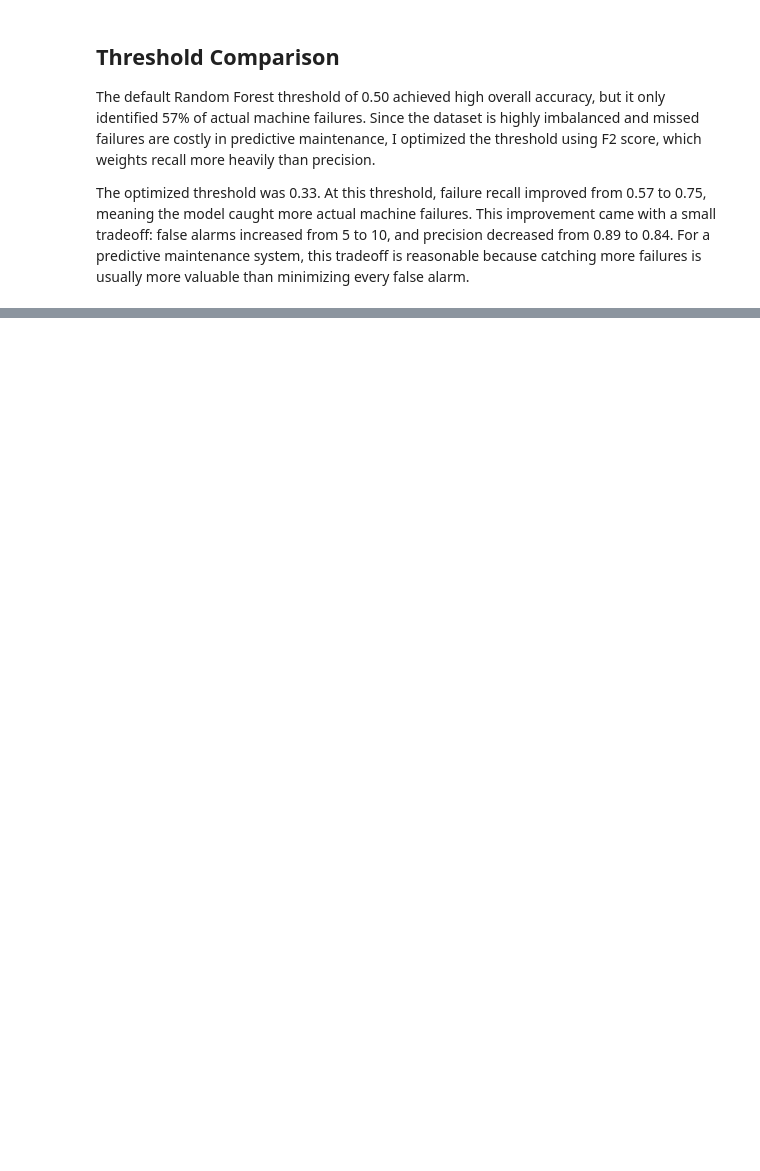
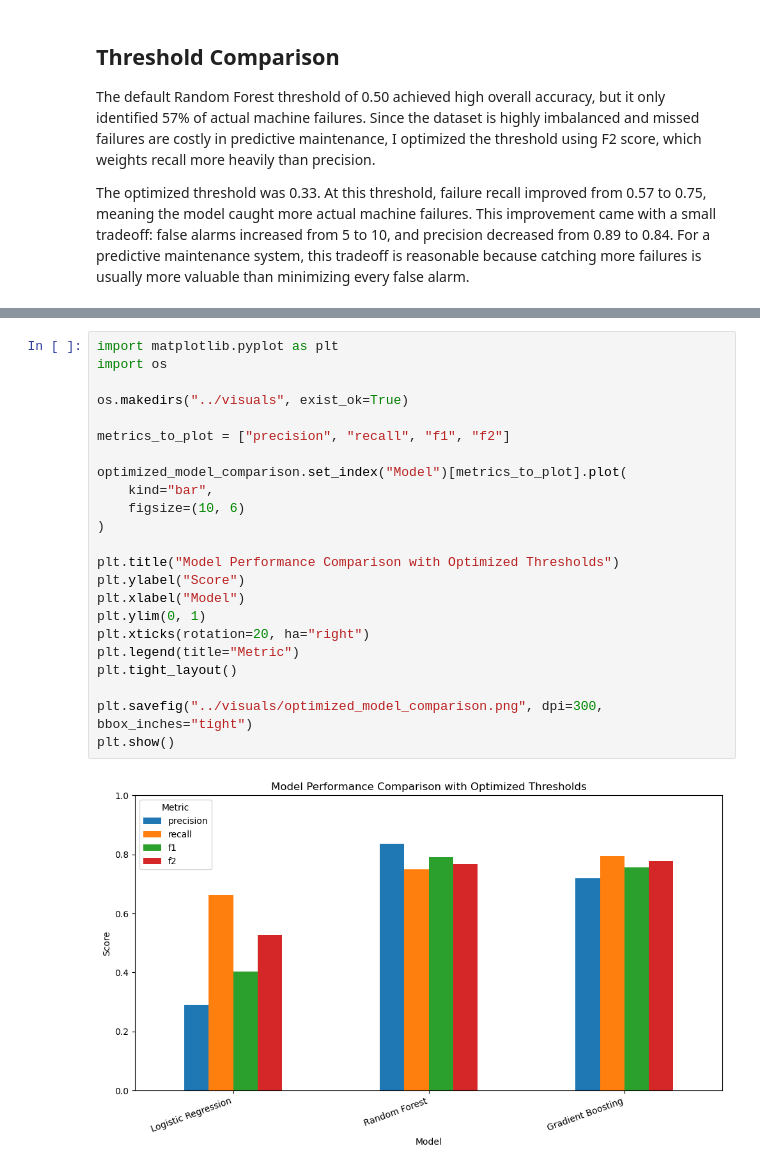
Before and after one commit to makayla-chou/predictive-maintenance, a Jupyter notebook: notebooks/predictive-maintenance.ipynb, the cells around one changed output, grey strips where cells are left out. Saved outputs shown, nothing was run; the diff lists cells and outputs as text; blank space fills up the shorter version.

```diff
--- a/notebooks/predictive-maintenance.ipynb
+++ b/notebooks/predictive-maintenance.ipynb
@@ -445,0 +634,25 @@ The optimized threshold was 0.33. At this threshold, failure recall improved fro
+# %%
+import matplotlib.pyplot as plt
+import os
+
+os.makedirs("../visuals", exist_ok=True)
+
+metrics_to_plot = ["precision", "recall", "f1", "f2"]
+
+optimized_model_comparison.set_index("Model")[metrics_to_plot].plot(
+    kind="bar",
+    figsize=(10, 6)
+)
+
+plt.title("Model Performance Comparison with Optimized Thresholds")
+plt.ylabel("Score")
+plt.xlabel("Model")
+plt.ylim(0, 1)
+plt.xticks(rotation=20, ha="right")
+plt.legend(title="Metric")
+plt.tight_layout()
+
+plt.savefig("../visuals/optimized_model_comparison.png", dpi=300, bbox_inches="tight")
+plt.show()
+# %% [output]
+[figure, added]
```
Also changed, not shown: parts of 20 cells of this notebook.
